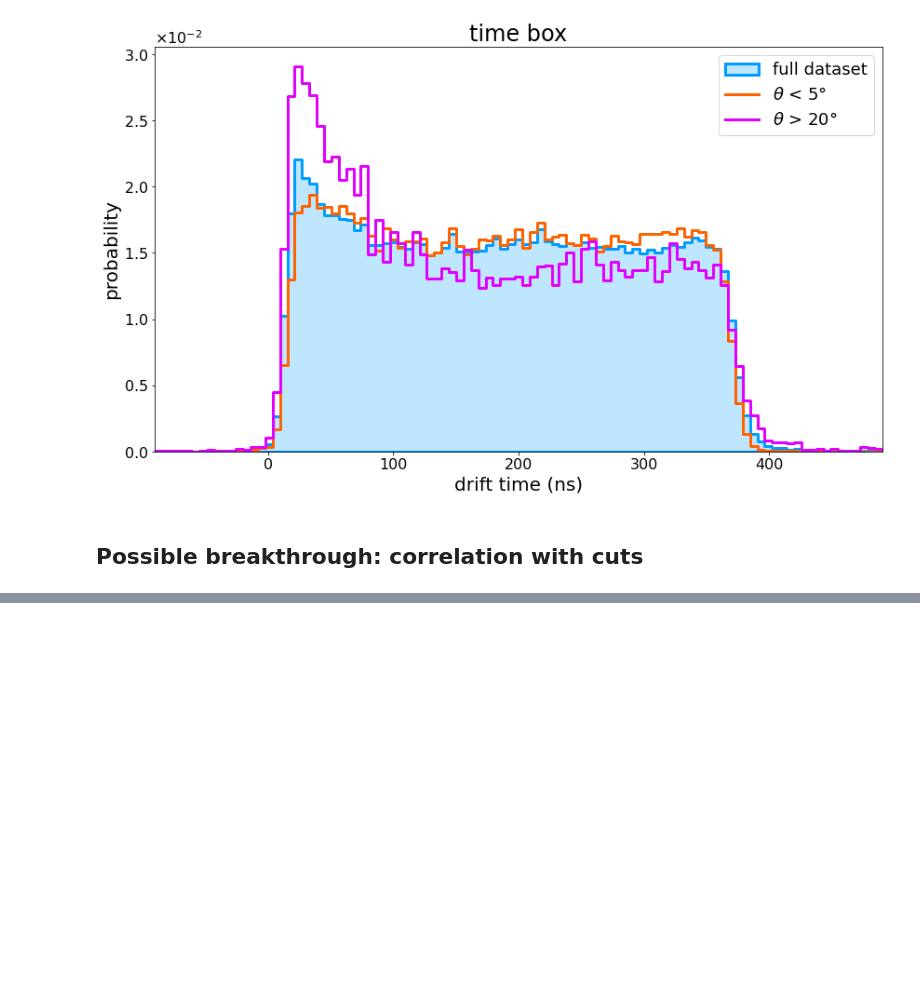
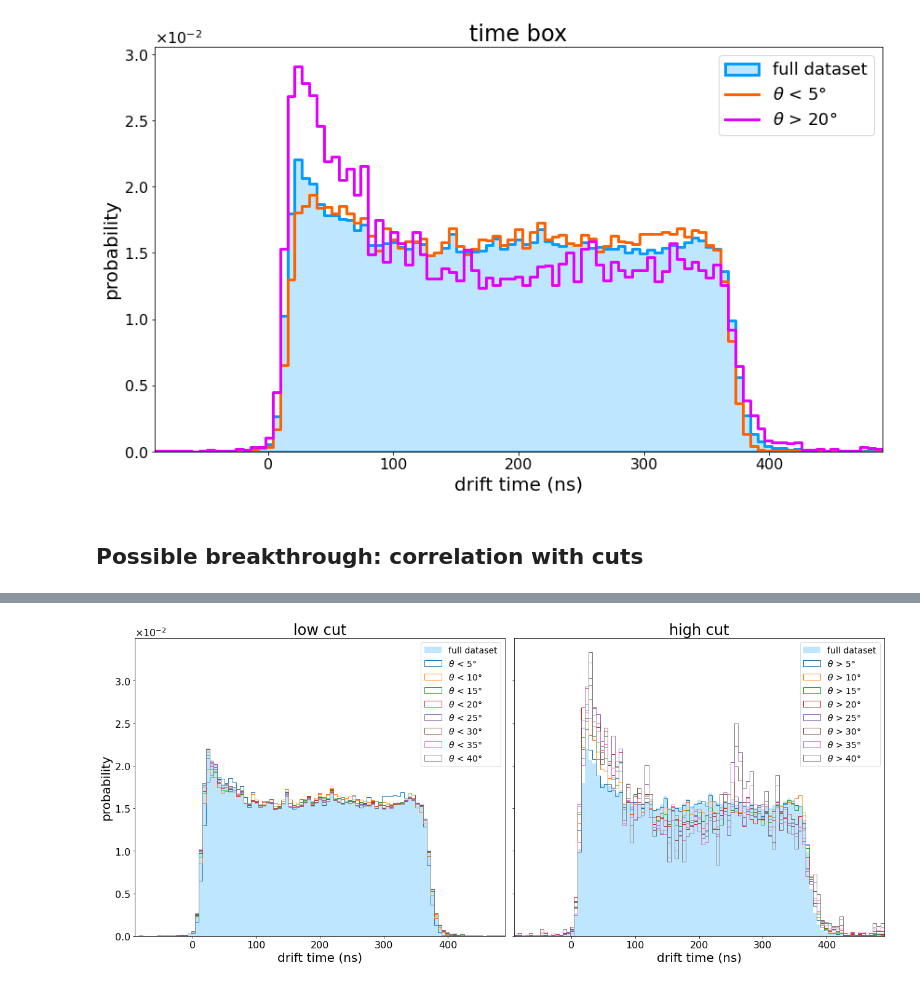
Before and after one commit to GiacomoFrn/Advanced-DQM-for-DT-detector, a Jupyter notebook: correlations/correlations_eda.ipynb, the cells around one changed output, grey strips where cells are left out. Saved outputs shown, nothing was run; the diff lists cells and outputs as text; code cells hidden in the pictures; blank space fills up the shorter version.

```diff
--- a/correlations/correlations_eda.ipynb
+++ b/correlations/correlations_eda.ipynb
@@ -285,0 +258,90 @@ plt.show()
+# %%
+# bin the time box for each (low) cut value
+hists         = [np.histogram(df[cut].drift_time, bins=bins)[0] for cut in low_cuts]
+low_norms     = [np.sum(h) for h in hists]
+low_hists     = [normalize(h) for h in hists]
+low_err       = [np.sqrt(h/n) for h,n in zip(low_hists,low_norms)]
+# find the maximum of the left edge peak
+# TO DO: use a gaussian fit to find the best estimate of the maximum
+low_peaks     = [h.max() for h in low_hists]
+low_peaks_err = [e.max() for e in low_err]      # HORRIBLE WAY TO SELECT THE CORRESPONDING UNCERTAINTY
+
+# bin the time box for each (high) cut value
+hists          = [np.histogram(df[cut].drift_time, bins=bins)[0] for cut in high_cuts]
+high_norms     = [np.sum(h) for h in hists]
+high_hists     = [normalize(h) for h in hists]
+high_err       = [np.sqrt(h/n) for h,n in zip(high_hists,high_norms)]
+# find the maximum of the left edge peak
+# TO DO: use a gaussian fit to find the best estimate of the maximum
+high_peaks     = [h.max() for h in high_hists]
+high_peaks_err = [e.max() for e in high_err]    # HORRIBLE WAY TO SELECT THE CORRESPONDING UNCERTAINTY
+# %%
+fig, ax = plt.subplots(ncols=2, sharex=True, sharey=True, figsize=(18,8))
+
+ax[0].set_title("low cut")
+ax[0].set_xlabel("drift time (ns)")
+ax[0].set_ylabel("probability")
+ax[1].set_title("high cut")
+ax[1].set_xlabel("drift time (ns)")
+
+# exponential y ticks
+ax[0].yaxis.set_major_formatter(ScalarFormatter(useMathText=True))
+ax[0].ticklabel_format(axis = 'y', style = 'sci', scilimits = (0,0))
+
+# x range
+ax[0].set_xlim(bins[0], bins[-1])
+
+# ------------------------------------
+# FULL DATASETS FOR REFERENCE
+sns.histplot(
+    x         = df.drift_time,
+    bins      = bins,
+    stat      = "probability",
+    element   = "step",
+    fill      = True,
+    color     = "#aadeff",
+    edgecolor = "none",
+    label     = "full dataset",
+    ax        = ax[0]
+)
+sns.histplot(
+    x         = df.drift_time,
+    bins      = bins,
+    stat      = "probability",
+    element   = "step",
+    fill      = True,
+    color     = "#aadeff",
+    edgecolor = "none",
+    label     = "full dataset",
+    ax        = ax[1]
+)
+# ------------------------------------
+
+# low-cut time boxes
+for h, theta in zip(low_hists, thetas):
+    ax[0].hist(
+        bins[:-1],
+        bins=bins,
+        weights=h,
+        histtype="step",
+        label=r"$\theta$ < "+str(theta)+"°"
+    )
+
+# high-cut time boxes
+for h, theta in zip(high_hists, thetas):
+    ax[1].hist(
+        bins[:-1],
+        bins=bins,
+        weights=h,
+        histtype="step",
+        label=r"$\theta$ > "+str(theta)+"°"
+    )
+
+
+ax[0].legend(fontsize=14)
+ax[1].legend(fontsize=14)
+
+fig.tight_layout()
+plt.show()
+# %% [output]
+[figure, added]
```
Also changed, not shown: parts of 6 cells of this notebook.
